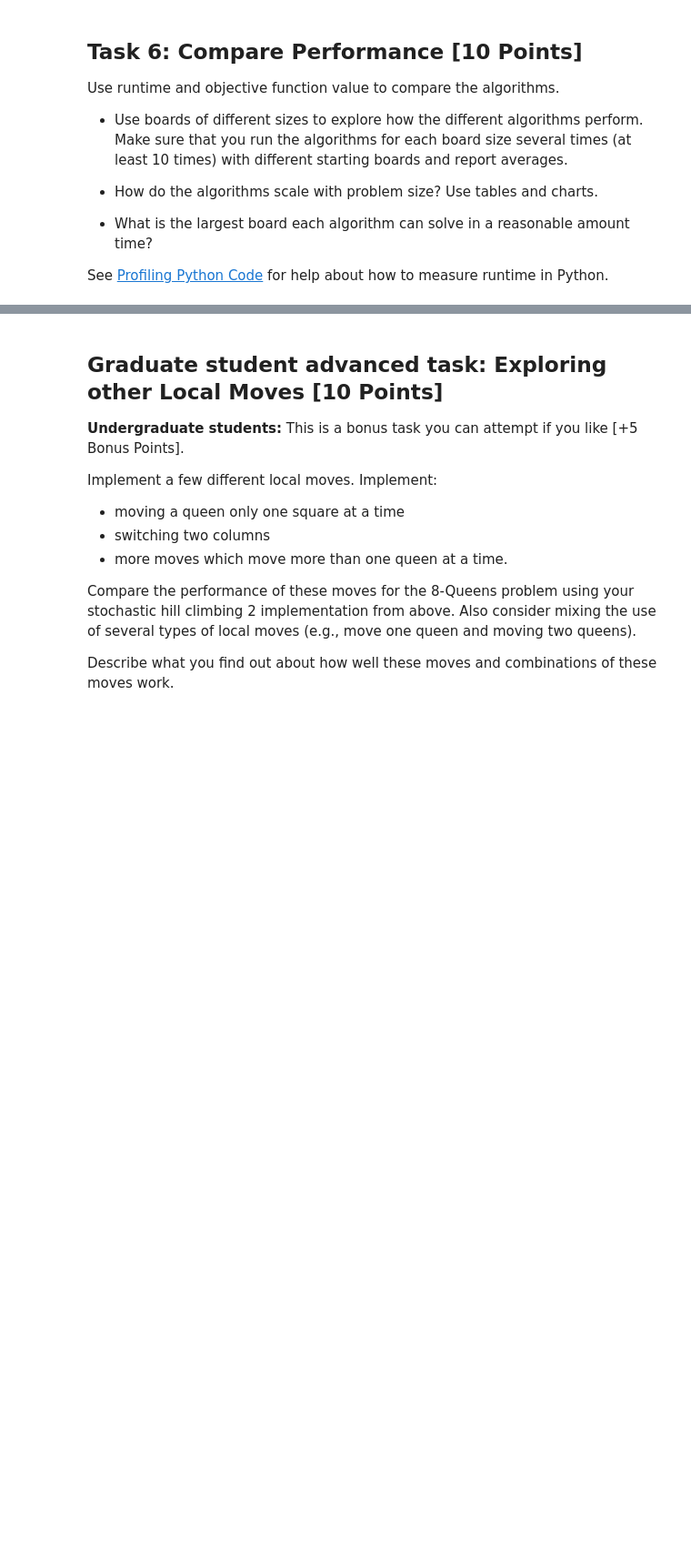
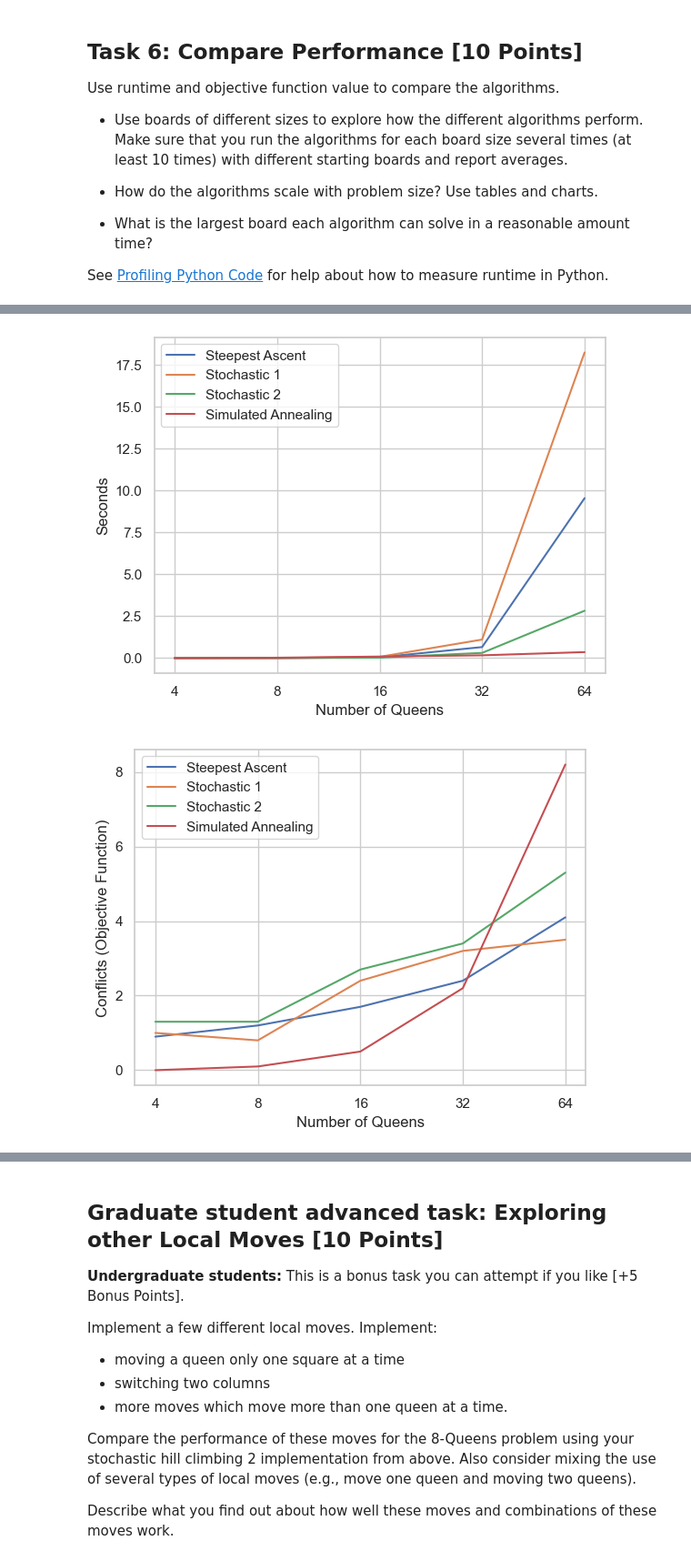
Before and after one commit to Mikecamdo/ArtificialIntelligence, a Jupyter notebook: Assignment 4/n_queens.ipynb, the cells around one changed output, grey strips where cells are left out. Shown at 91% size. Drawn from its saved outputs; the diff is of its cells as text; code cells hidden in the pictures; blank space fills up the shorter version.

```diff
--- a/Assignment 4/n_queens.ipynb
+++ b/Assignment 4/n_queens.ipynb
@@ -416,0 +518,14 @@ See [Profiling Python Code](../HOWTOs/profiling_code.ipynb) for help about how t
+# %%
+# compare board sizes of 4, 8, 16, 32, and 64
+stats = [
+    [0,0,0,0,0], # steepest ascent stats
+    [0,0,0,0,0], # stochastic stats
+    [0,0,0,0,0], # first choice stats
+    [0,0,0,0,0]  # simulated annealing stats
+]
+
+stats[0][0], stats[1][0], stats[2][0], stats[3][0] = compare_algos(4, 10)
+stats[0][1], stats[1][1], stats[2][1], stats[3][1] = compare_algos(8, 10)
+stats[0][2], stats[1][2], stats[2][2], stats[3][2] = compare_algos(16, 10)
+stats[0][3], stats[1][3], stats[2][3], stats[3][3] = compare_algos(32, 10)
+stats[0][4], stats[1][4], stats[2][4], stats[3][4] = compare_algos(64, 10)
@@ -416,0 +578,5 @@ See [Profiling Python Code](../HOWTOs/profiling_code.ipynb) for help about how t
+# %%
+plot_data(stats)
+# %% [output]
+[figure, added]
+[figure, added]
```
Also changed, not shown: parts of 10 cells of this notebook.
